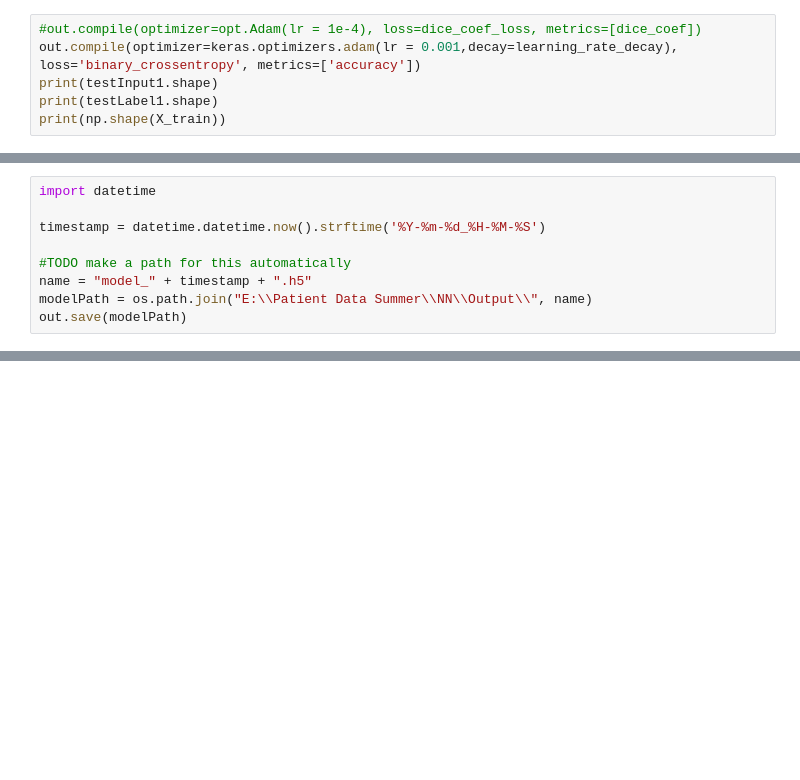
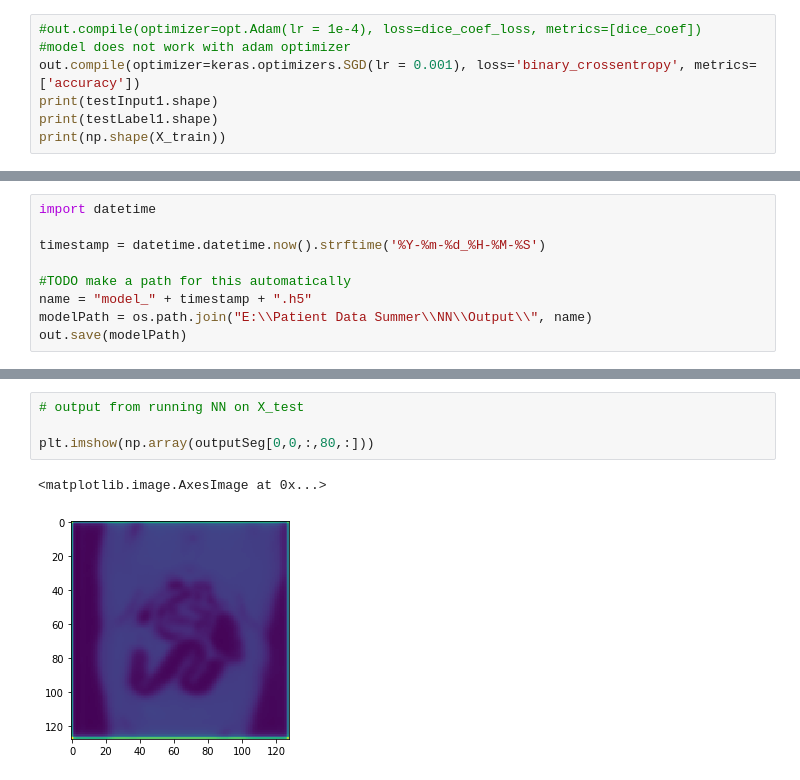
Before and after one commit to SlicerIGT/aigt, a Jupyter notebook: Notebooks/Segmentation3d/AutoSeg.ipynb, the cells around one changed output, grey strips where cells are left out. Drawn from its saved outputs; the diff is of its cells as text; blank space fills up the shorter version.

```diff
--- a/Notebooks/Segmentation3d/AutoSeg.ipynb
+++ b/Notebooks/Segmentation3d/AutoSeg.ipynb
@@ -501,7 +509,8 @@ out = Model(inputs=[inp], outputs=[conv10])
 (?, 1, 128, 128, 128)
 # %%
 #out.compile(optimizer=opt.Adam(lr = 1e-4), loss=dice_coef_loss, metrics=[dice_coef])
-out.compile(optimizer=keras.optimizers.adam(lr = 0.001,decay=learning_rate_decay), loss='binary_crossentropy', metrics=['accuracy'])
+#model does not work with adam optimizer
+out.compile(optimizer=keras.optimizers.SGD(lr = 0.001), loss='binary_crossentropy', metrics=['accuracy'])
 print(testInput1.shape)
 print(testLabel1.shape)
 print(np.shape(X_train))
@@ -613,0 +641,7 @@ plt.imshow(np.array(outputSeg[0,0,:,75,:]))
+# %%
+# output from running NN on X_test
+
+plt.imshow(np.array(outputSeg[0,0,:,80,:]))
+# %% [output]
+<matplotlib.image.AxesImage at 0x...>
+[figure, added]
```
Also changed, not shown: parts of 12 cells of this notebook.
